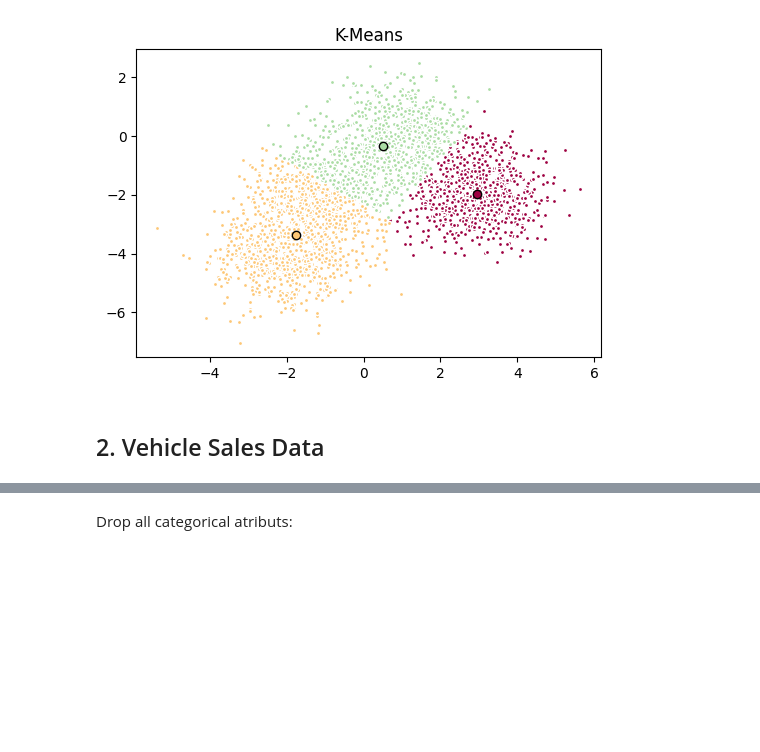
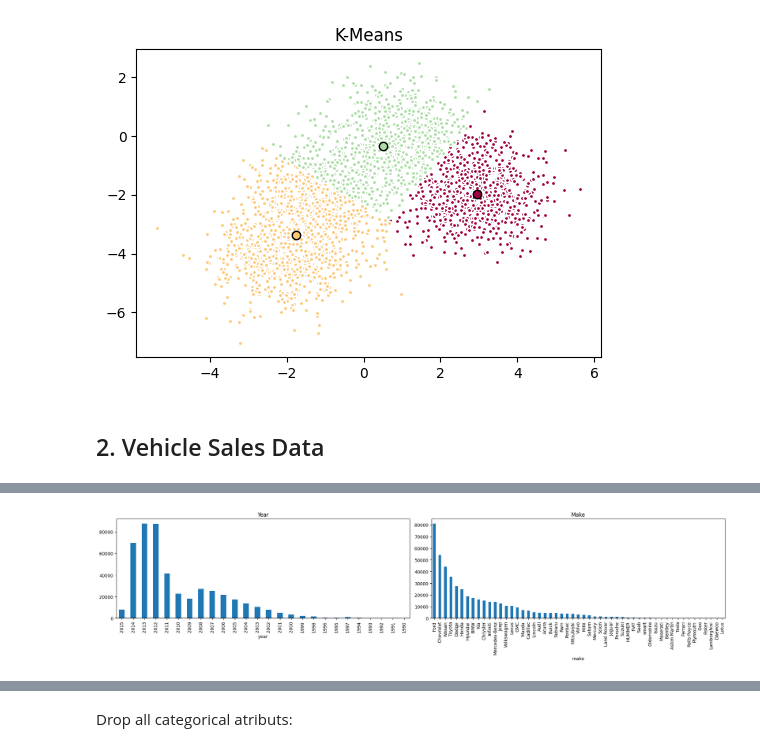
Before and after one commit to ddedida/machine-learning, a Jupyter notebook: kmeans-clustering/kmeans-clustering.ipynb, the cells around one changed output, grey strips where cells are left out. Cells and saved outputs as stored; diff of their text form; code cells hidden in the pictures; blank space fills up the shorter version.

```diff
--- a/kmeans-clustering/kmeans-clustering.ipynb
+++ b/kmeans-clustering/kmeans-clustering.ipynb
@@ -138,0 +157,6 @@ cust_df.head()
+# %%
+df = cust_df.dropna()
+print("Length Before: ", len(cust_df))
+print("Length After: ", len(df))
+print("Data Removed: ", len(cust_df) - len(df))
+df.head()
@@ -138,0 +173,13 @@ cust_df.head()
+# %%
+fig, axes = plt.subplots(1, 2, figsize=(20, 5))
+
+df['year'].value_counts()[df['year'].unique()].plot(kind='bar', ax=axes[0])
+axes[0].set_title('Year')
+
+df['make'].value_counts().plot(kind='bar', ax=axes[1])
+axes[1].set_title('Make')
+
+plt.tight_layout()
+plt.show()
+# %% [output]
+[figure, added]
```
Also changed, not shown: parts of 28 cells of this notebook.
